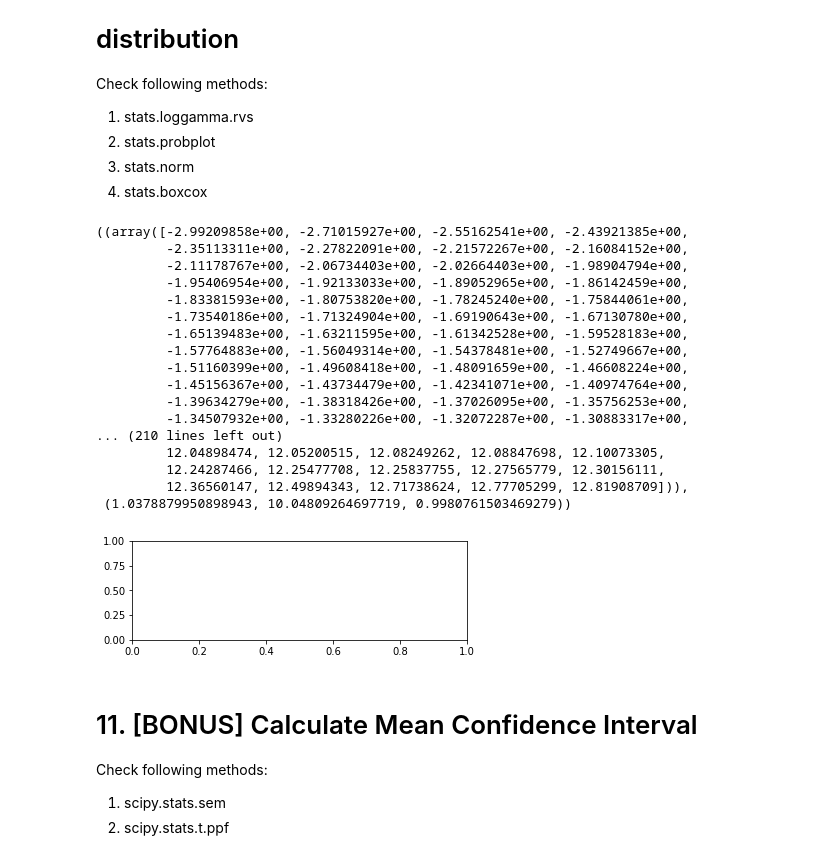
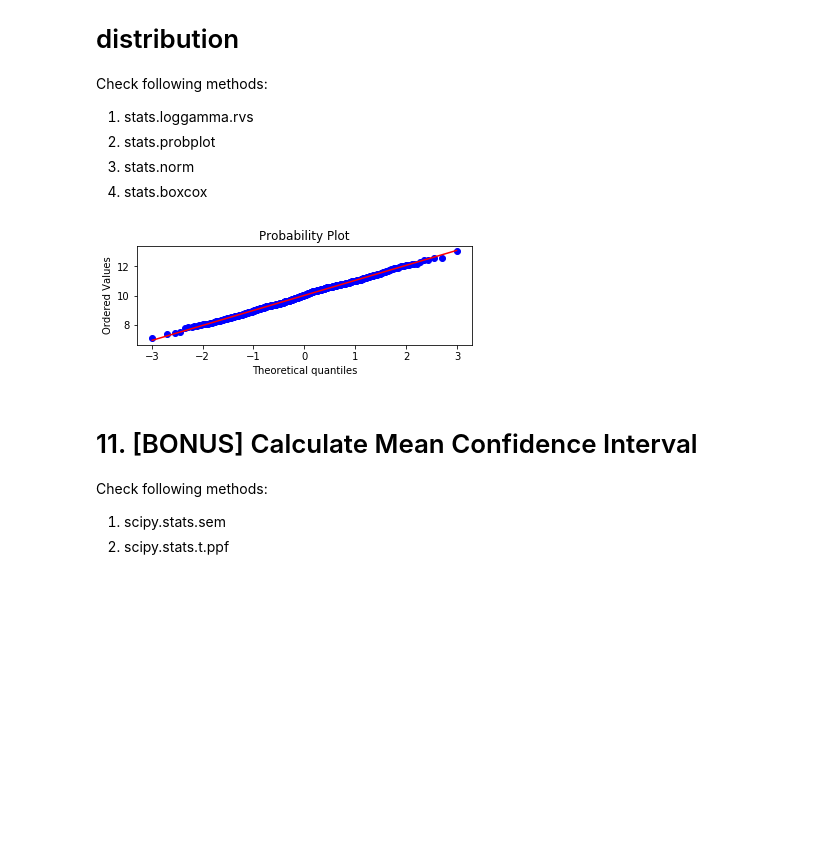
Before and after one commit to shrey2370/IOD-Shrey, a Jupyter notebook: Institute Of Data/Module_1/Labs/Lab 1.1.4 Statistics - part 2 Lab.ipynb, the cells around one changed output. Saved outputs shown, nothing was run; the diff lists cells and outputs as text; code cells hidden in the pictures; blank space fills up the shorter version.

```diff
--- a/Institute Of Data/Module_1/Labs/Lab 1.1.4 Statistics - part 2 Lab.ipynb
+++ b/Institute Of Data/Module_1/Labs/Lab 1.1.4 Statistics - part 2 Lab.ipynb
@@ -278,32 +245,16 @@ Check following methods:
 # %%
 from scipy import stats
 import matplotlib.pyplot as plt
 fig = plt.figure()
 ax1 = fig.add_subplot(211)
 x = stats.norm.rvs(5, size=500) + 5
 
 
+stats.probplot(x)
 
-scipy.stats.probplot(x)
+res = stats.probplot(x, plot=plt)
 # %% [output]
-((array([-2.99209858e+00, -2.71015927e+00, -2.55162541e+00, -2.43921385e+00,
-         -2.35113311e+00, -2.27822091e+00, -2.21572267e+00, -2.16084152e+00,
-         -2.11178767e+00, -2.06734403e+00, -2.02664403e+00, -1.98904794e+00,
-         -1.95406954e+00, -1.92133033e+00, -1.89052965e+00, -1.86142459e+00,
-         -1.83381593e+00, -1.80753820e+00, -1.78245240e+00, -1.75844061e+00,
-         -1.73540186e+00, -1.71324904e+00, -1.69190643e+00, -1.67130780e+00,
-         -1.65139483e+00, -1.63211595e+00, -1.61342528e+00, -1.59528183e+00,
-         -1.57764883e+00, -1.56049314e+00, -1.54378481e+00, -1.52749667e+00,
-         -1.51160399e+00, -1.49608418e+00, -1.48091659e+00, -1.46608224e+00,
-         -1.45156367e+00, -1.43734479e+00, -1.42341071e+00, -1.40974764e+00,
-         -1.39634279e+00, -1.38318426e+00, -1.37026095e+00, -1.35756253e+00,
-         -1.34507932e+00, -1.33280226e+00, -1.32072287e+00, -1.30883317e+00,
-... (210 lines left out)
-         12.04898474, 12.05200515, 12.08249262, 12.08847698, 12.10073305,
-         12.24287466, 12.25477708, 12.25837755, 12.27565779, 12.30156111,
-         12.36560147, 12.49894343, 12.71738624, 12.77705299, 12.81908709])),
- (1.0378879950898943, 10.04809264697719, 0.9980761503469279))
-[figure, old version]
+[figure, new version]
 # %% [markdown]
 # 11. [BONUS] Calculate Mean Confidence Interval
 
```
Also changed, not shown: parts of 5 cells of this notebook, 7 other files.
